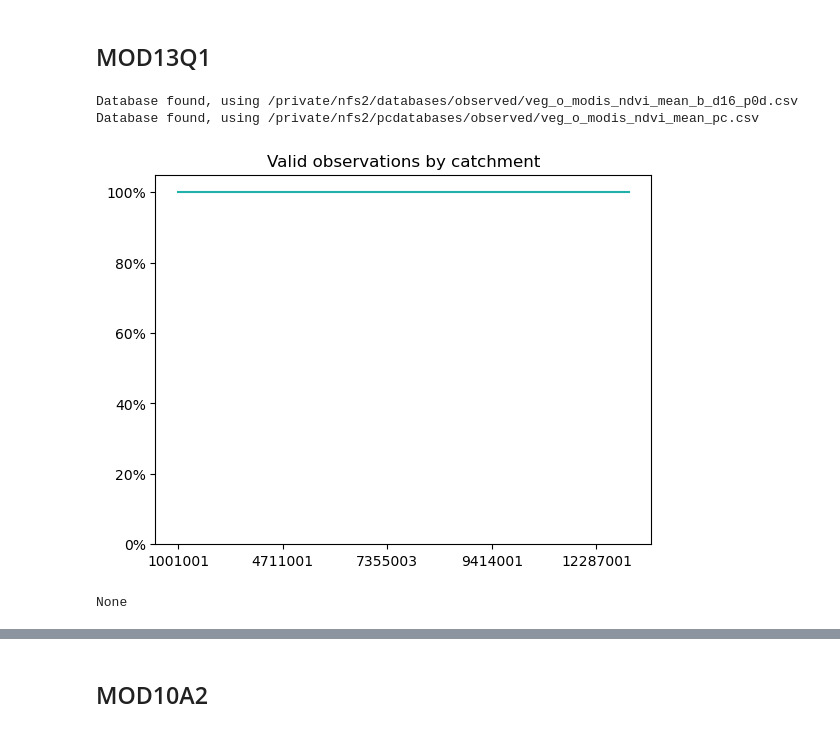
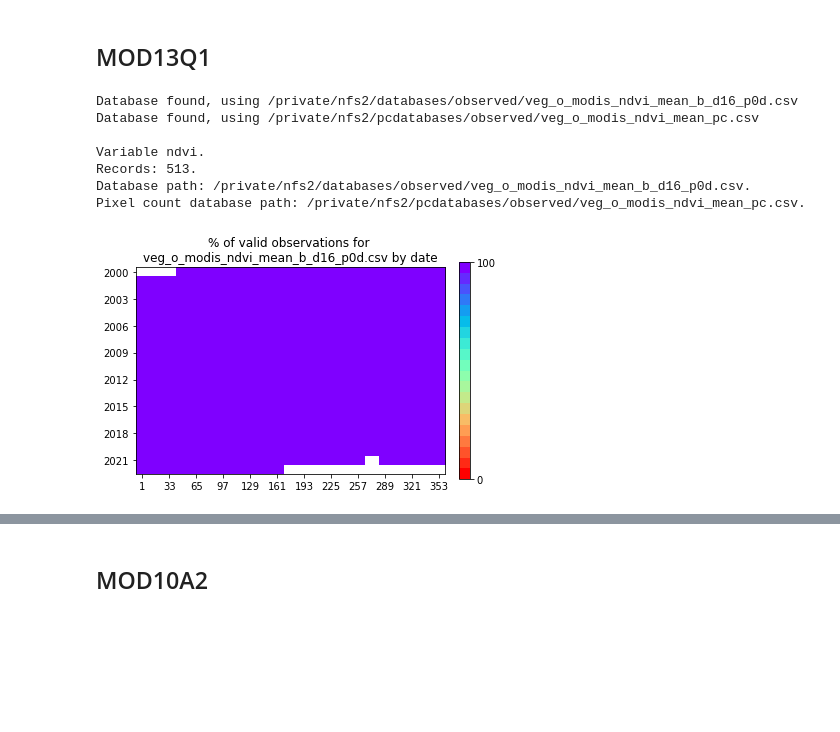
Before and after one commit to MeteorologiaUV/HidroCL-OOP, a Jupyter notebook: nas_tests.ipynb, the cells around one changed output, grey strips where cells are left out. Drawn from its saved outputs; the diff is of its cells as text; code cells hidden in the pictures; blank space fills up the shorter version.

Commit message:
Tests updated
Updated NAS database querying test with examples

```diff
--- a/nas_tests.ipynb
+++ b/nas_tests.ipynb
@@ -20,12 +32,17 @@ print(hidrocl.HidroCLVariable)
 # %%
 ndvi = hidrocl.HidroCLVariable("ndvi",
                                hcl.veg_o_modis_ndvi_mean_b_d16_p0d,
                                hcl.veg_o_modis_ndvi_mean_pc)
+
+print(ndvi)
+
+ndvi.plot_grid_data_all()
 # %% [output]
 Database found, using /private/nfs2/databases/observed/veg_o_modis_ndvi_mean_b_d16_p0d.csv
 Database found, using /private/nfs2/pcdatabases/observed/veg_o_modis_ndvi_mean_pc.csv
+
+Variable ndvi.
+Records: 513.
+Database path: /private/nfs2/databases/observed/veg_o_modis_ndvi_mean_b_d16_p0d.csv.
+Pixel count database path: /private/nfs2/pcdatabases/observed/veg_o_modis_ndvi_mean_pc.csv.
+[figure, added]
-# %%
-print(ndvi.plot_valid_data_all())
-# %% [output]
-[figure, removed]
-None
```
Also changed, not shown: parts of 75 cells of this notebook, 3 other files.
